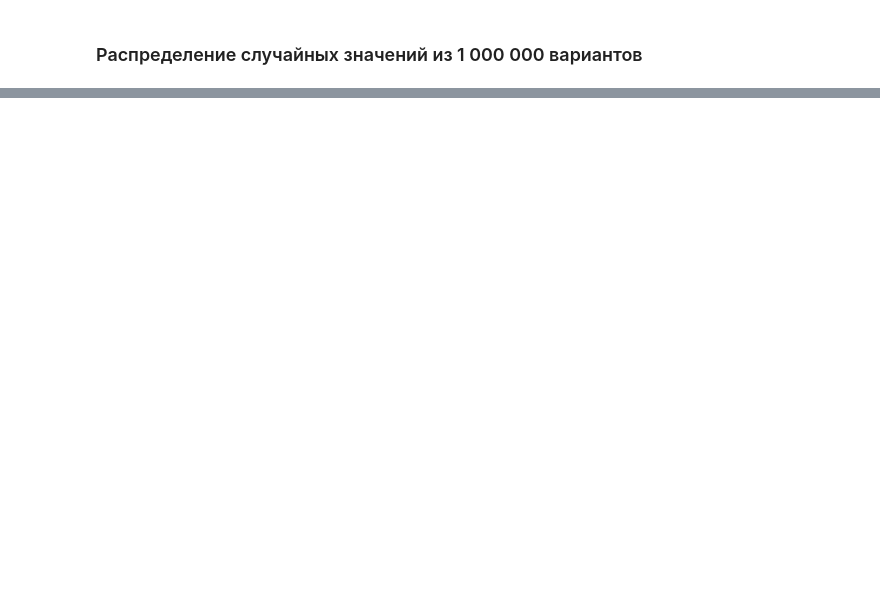
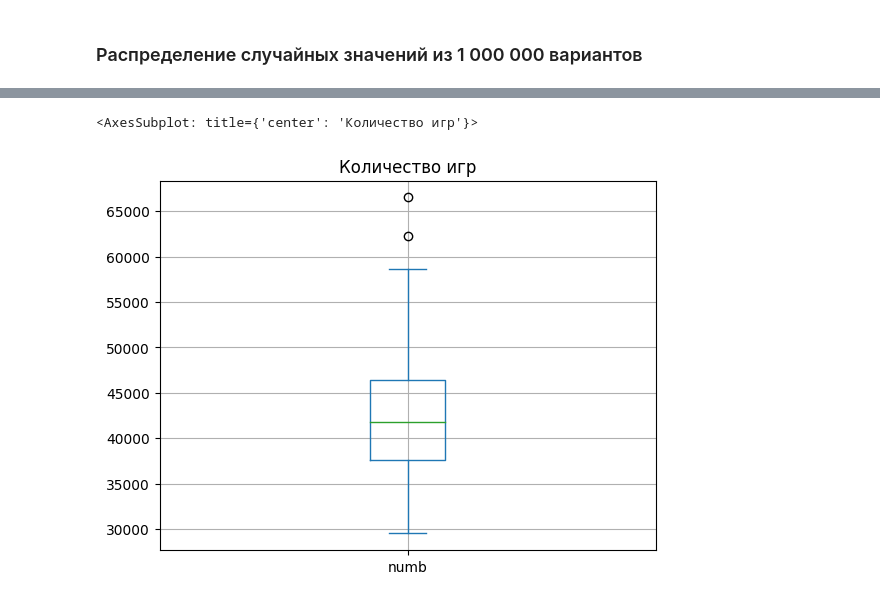
Before and after one commit to macht1212/PANDAS_HW, a Jupyter notebook: Игровой автомат/Распределение.ipynb, the cells around one changed output, grey strips where cells are left out. Drawn from its saved outputs; the diff is of its cells as text; code cells hidden in the pictures; blank space fills up the shorter version.

```diff
--- a/Игровой автомат/Распределение.ipynb
+++ b/Игровой автомат/Распределение.ipynb
@@ -43,0 +71,5 @@ plt.hist(data_1M)
+# %%
+dcount['numb'].plot(kind='box', grid=True, title='Количество игр')
+# %% [output]
+<AxesSubplot: title={'center': 'Количество игр'}>
+[figure, added]
```
Also changed, not shown: parts of 16 cells of this notebook, 2 other files.
